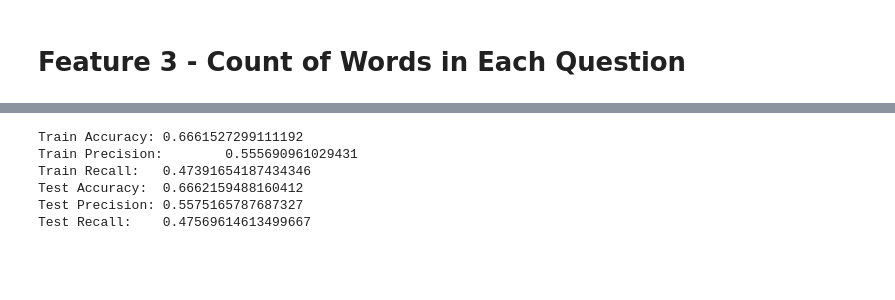
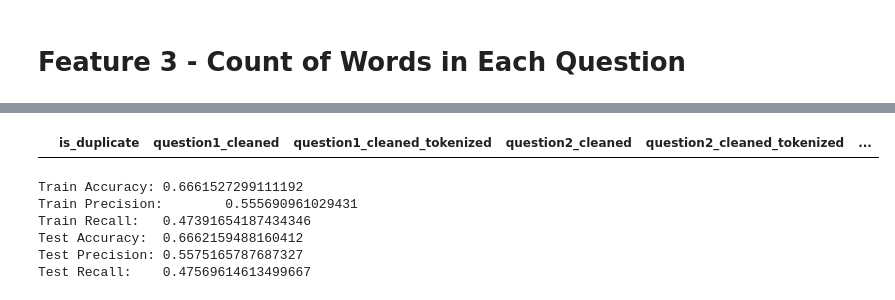
Before and after one commit to jess-moloney/mini-project-V, a Jupyter notebook: mini_project_V-old.ipynb, the cells around one changed output, grey strips where cells are left out. Cells and saved outputs as stored; diff of their text form; code cells hidden in the pictures; blank space fills up the shorter version.

```diff
--- a/mini_project_V-old.ipynb
+++ b/mini_project_V-old.ipynb
@@ -542,6 +558,10 @@ df_train.head()
 | 2 | 1 | get rid pimple earlobe | [get, rid, pimple, earlobe] | get rid pimple ear | [get, rid, pimple, ear] | ... |
 | 3 | 1 | releasing new 500 2000 rupee note... | [releasing, new, 500, 2000, rupee... | pm modi want curb black money new... | [pm, modi, want, curb, black, mon... | ... |
 | 4 | 1 | possible solution forgot icloud p... | [possible, solution, forgot, iclo... | get icloud password | [get, icloud, password] | ... |
+# %%
+df_train[df_train['question1_cleaned'].isin(['Bermuda Triangle'])]
+# %% [output]
+|  | is_duplicate | question1_cleaned | question1_cleaned_tokenized | question2_cleaned | question2_cleaned_tokenized | ... |
 # %%
 # pickle.dump(df_train, open("df_train_feature3.pkl", "wb" ))
 # %%
```
Also changed, not shown: parts of 5 cells of this notebook, 3 other files.
